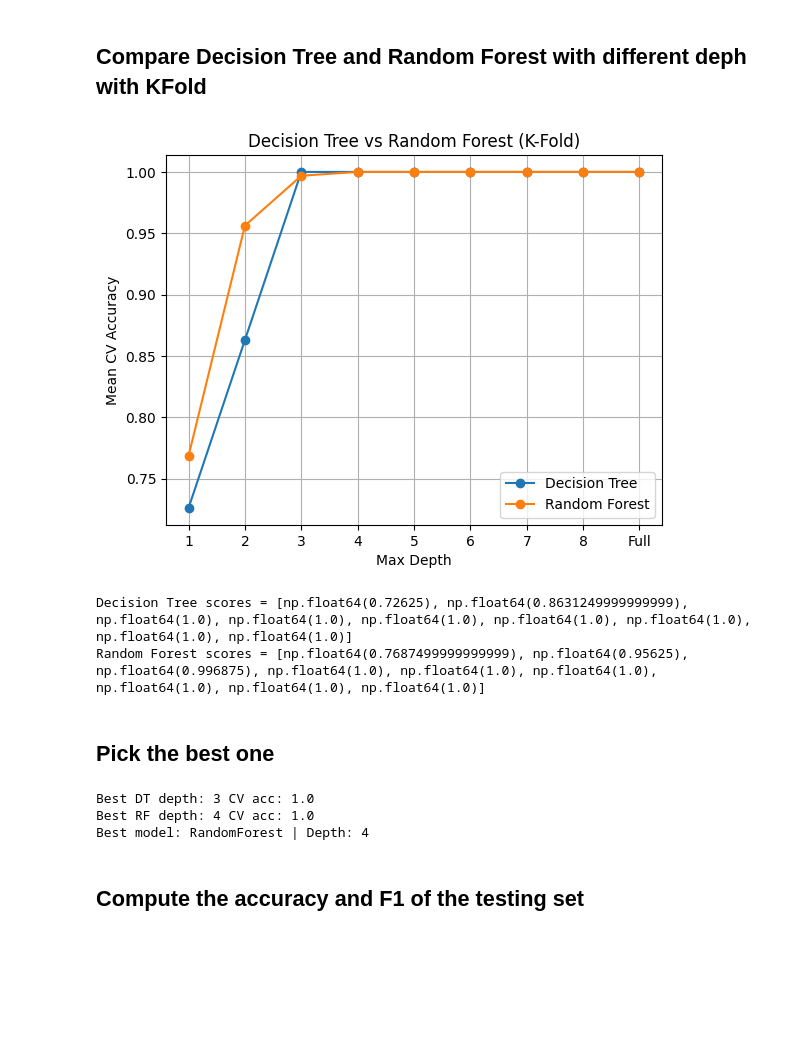
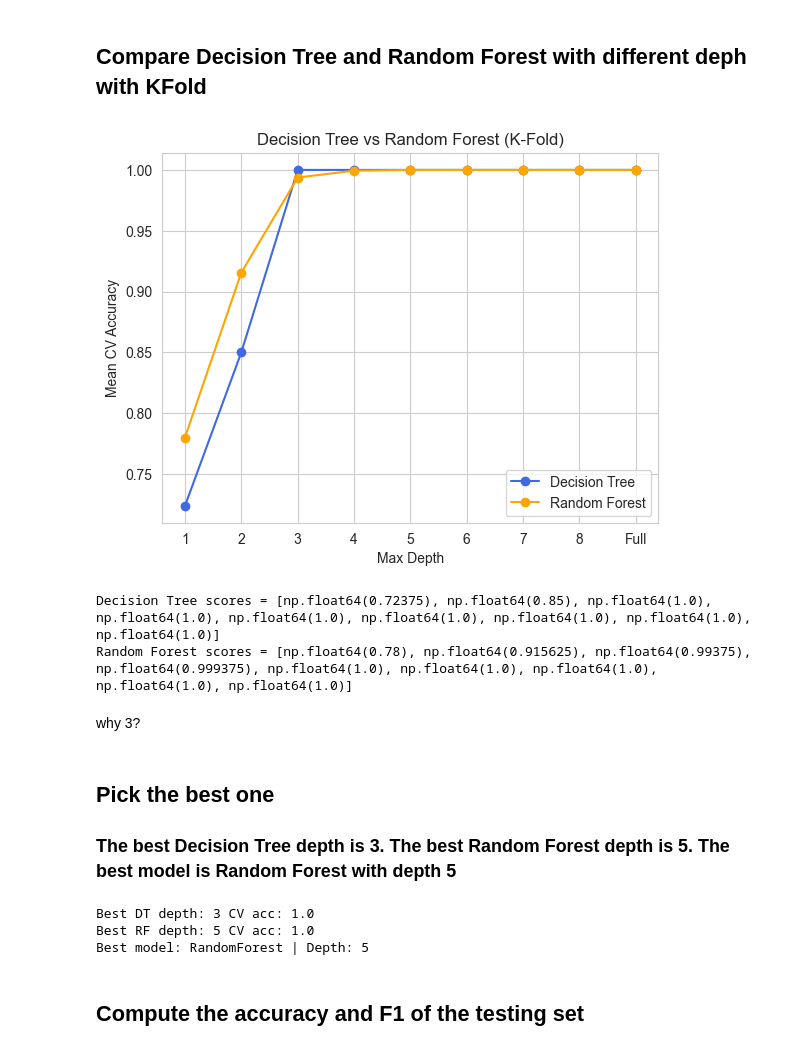
Before and after one commit to lucy-buhayenko/LFC, a Jupyter notebook: csci-250/Lucy_Decision_Tree.ipynb, the cells around one changed output. Saved outputs shown, nothing was run; the diff lists cells and outputs as text; code cells hidden in the pictures; blank space fills up the shorter version.

```diff
--- a/csci-250/Lucy_Decision_Tree.ipynb
+++ b/csci-250/Lucy_Decision_Tree.ipynb
@@ -68,7 +87,7 @@ dtype: int64
 # %% [markdown]
 ## Splitting Data
 # %%
-X_train, X_test, y_train, y_test = train_test_split(X, y, test_size=0.2, random_state=42, stratify=y)
+X_train, X_test, y_train, y_test = train_test_split(X, y, test_size=0.2, random_state=42)
 # %% [markdown]
 # Part 1
 # %% [markdown]
@@ -84,40 +103,43 @@ for d in depths:
     dt_scores = []
     rf_scores = []
     for train_idx, val_idx in kf.split(X_train):
         X_tr, X_val = X_train.iloc[train_idx], X_train.iloc[val_idx]
         y_tr, y_val = y_train.iloc[train_idx], y_train.iloc[val_idx]
 
         dt = DecisionTreeClassifier(criterion="gini", max_depth=d, random_state=42)
         rf = RandomForestClassifier(criterion="gini", max_depth=d, n_estimators=100, random_state=42)
 
         dt.fit(X_tr, y_tr)
         rf.fit(X_tr, y_tr)
 
         dt_scores.append(dt.score(X_val, y_val))
         rf_scores.append(rf.score(X_val, y_val))
 
     score_dt.append(np.mean(dt_scores))
     score_rf.append(np.mean(rf_scores))
 
 #results
 depth_labels = [str(x) if x is not None else "Full" for x in depths]
-plt.plot(depth_labels, score_dt, marker='o', label='Decision Tree')
-plt.plot(depth_labels, score_rf, marker='o', label='Random Forest')
+plt.plot(depth_labels, score_dt, marker='o', color='royalblue', label='Decision Tree')
+plt.plot(depth_labels, score_rf, marker='o', color='orange', label='Random Forest')
 plt.xlabel("Max Depth")
 plt.ylabel("Mean CV Accuracy")
 plt.title("Decision Tree vs Random Forest (K-Fold)")
 plt.legend()
 plt.grid(True)
 plt.show()
 
 print("Decision Tree scores =", score_dt)
 print("Random Forest scores =", score_rf)
 # %% [output]
-[figure, old version]
+[figure, new version]
-Decision Tree scores = [np.float64(0.72625), np.float64(0.8631249999999999), np.float64(1.0), np.float64(1.0), np.float64(1.0), np.float64(1.0), np.float64(1.0), np.float64(1.0), np.float64(1.0)]
-Random Forest scores = [np.float64(0.7687499999999999), np.float64(0.95625), np.float64(0.996875), np.float64(1.0), np.float64(1.0), np.float64(1.0), np.float64(1.0), np.float64(1.0), np.float64(1.0)]
+Decision Tree scores = [np.float64(0.72375), np.float64(0.85), np.float64(1.0), np.float64(1.0), np.float64(1.0), np.float64(1.0), np.float64(1.0), np.float64(1.0), np.float64(1.0)]
+Random Forest scores = [np.float64(0.78), np.float64(0.915625), np.float64(0.99375), np.float64(0.999375), np.float64(1.0), np.float64(1.0), np.float64(1.0), np.float64(1.0), np.float64(1.0)]
+# %% [markdown]
+why 3?
 # %% [markdown]
 ## Pick the best one
+### The best Decision Tree depth is 3. The best Random Forest depth is 5. The best model is Random Forest with depth 5
 # %%
 best_dt_depth = depths[np.argmax(score_dt)]
 best_rf_depth = depths[np.argmax(score_rf)]
@@ -135,8 +157,8 @@ else:
 print("Best model:", best_model_type, "| Depth:", best_depth)
 # %% [output]
 Best DT depth: 3 CV acc: 1.0
-Best RF depth: 4 CV acc: 1.0
-Best model: RandomForest | Depth: 4
+Best RF depth: 5 CV acc: 1.0
+Best model: RandomForest | Depth: 5
 # %% [markdown]
 ## Compute the accuracy and  F1 of the testing set
 # %%
```
Also changed, not shown: parts of 39 cells of this notebook.
